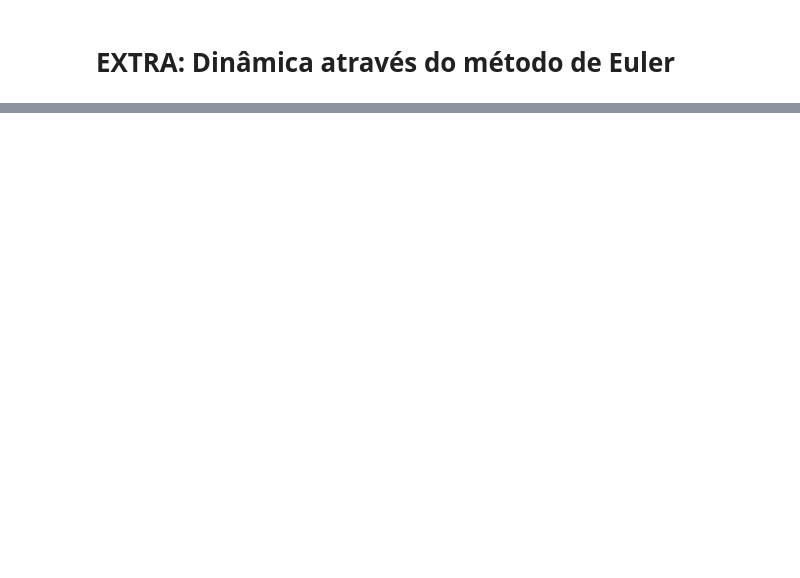
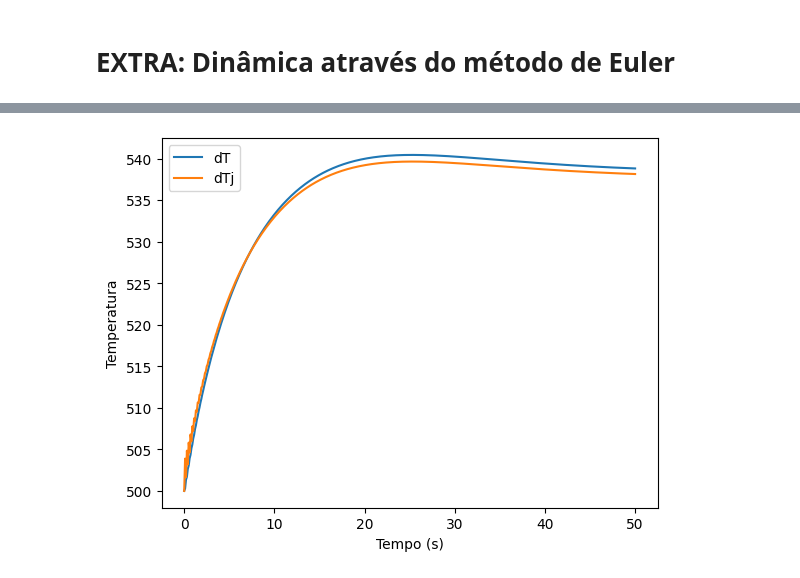
Before and after one commit to Batchuka/Explorando-Modelagem-Sistemas-Python, a Jupyter notebook: modelagemSimpy.ipynb, the cells around one changed output, grey strips where cells are left out. Cells and saved outputs as stored; diff of their text form; code cells hidden in the pictures; blank space fills up the shorter version.

```diff
--- a/modelagemSimpy.ipynb
+++ b/modelagemSimpy.ipynb
@@ -194,14 +185,38 @@ plt.show()
 # %% [markdown]
 # EXTRA: Dinâmica através do método de Euler
 # %%
-Dt  = 0.1           # timestep Delta t
-T   = 20            # initial Y
-Tj  = 20            # initial P
-Ca  = 0.4
-V   = 48.0        # Volume interno do Reator;
+import numpy as np
+from matplotlib import pyplot as plt
+from scipy.integrate import odeint
+from math import exp
 
+    # VARIAVEIS DO REATOR
+
+CAo    = 0.5    # Concentração do fluido A na entrada;
+rho    = 50.0    # Densidade do fluido A;
+_u      = 150.0    # Energia;
+_a      = 250.0    # Área do reator;
+_v      = 48.0    # Volume interno do Reator;
+Fo     = 40.0    # Fluxo na entrada do reator;
+To     = 530.0
+lbd     = -3e4
+
+    # VARIAVEIS DA CAMISA
+
+Fj     = 49.9    # Fluxo da camisa;
+Vj     = 3.85    # Volume da camisa;
+Cj     = 1.0       # Concentração do fluido refrigerante
+Cp     = 0.75
+rhoj   = 62.3    # Densidade do fluido refrigerante;
+Toj    = 530.0
+
+T   = 500
+Tj  = 500
+Ca  = 1
+
+Dt = 0.01
 t_start = 0             # starttime
-t_end = 60              # endtime
+t_end = 5              # endtime
 n_steps = int(round((t_end-t_start)/Dt))    # number of timesteps
 
 T_arr = np.zeros(n_steps + 1)   # create an array of zeros for Y
@@ -214,31 +229,57 @@ T_arr[0] = T                    # add initial value of Y to array
 Tj_arr[0] = Tj                  # add initial value of P to array
 Ca_arr[0] = Ca                  # add initial value of P to array
 
+def k(T):
+    E       = 3e4        # activation energy J/gmol
+    R       = 1.99      # gas constant J/gmol/K
+    alfa      = 7.8e10    # Arrhenius rate constant 1/min
+    return alfa * np.exp(-E/R/T)
+
 
 # Euler's method
 for i in range (1, n_steps + 1):
    T = T_arr[i-1]
    Tj = Tj_arr[i-1]
    Ca = Ca_arr[i-1]
-   dCadt   = (Fo/_v) * (CAo - Ca) - (k(T) * Ca)
-   dTjdt   = (Fo/_v) * (To - T) - (Ca * lbd * k(T))/(rho * Cp) - (_u * _a) * (T - Tj)/(rho * Cp * _v)
-   dTdt    = (Fj/Vj) * (Toj - Tj) + (_u * _a) * (T - Tj)/(rhoj * Cj * Vj)
+   dCadt  = (Fo/_v) * (CAo - Ca) - (k(T) * Ca)
+   dTdt   = (Fo/_v) * (To - T) - (Ca * lbd * k(T))/(rho * Cp) - (_u * _a) * (T - Tj)/(rho * Cp * _v)
+   dTjdt  = (Fj/Vj) * (Toj - Tj) + (_u * _a) * (T - Tj)/(rhoj * Cj * Vj)
    T_arr[i] = T + Dt*dTdt  # calc. Y at next timestep,add to array
    Tj_arr[i] = Tj + Dt*dTjdt  # calc. P at next timestep,add to array
    Ca_arr[i] = Ca + Dt*dCadt  # add new value of t to array
 
+print(Ca_arr.shape)
+
+t = np.linspace(0,50,501)
+
+plt.plot(t,T_arr,label='dT')
+plt.plot(t,Tj_arr,label='dTj')
+plt.legend()
+plt.xlabel("Tempo (s)")
+plt.ylabel("Temperatura")
+plt.show()
+
+plt.plot(t,Ca_arr,label='dCa')
+plt.legend()
+plt.xlabel("Tempo (hr)")
+plt.ylabel("Concentração A")
+plt.show()
+plt.show()
 
 # plotting the result
-fig = plt.figure()                                  # create figure
-plt.plot(t_arr, T_arr, linewidth = 4, label = 'Y')    # plot Y to t
-plt.plot(t_arr, Tj_arr, linewidth = 4, label = 'P')    # plot P to t
-plt.plot(t_arr, Ca_arr, linewidth = 4, label = 'P')    # plot P to t
-plt.title('Title', fontsize = 12)    # add some title to your plot
-plt.xlabel('t (in seconds)', fontsize = 12)
-plt.ylabel('Y(t), P(t)', fontsize = 12)
-plt.xticks(fontsize = 12)
-plt.yticks(fontsize = 12)
-plt.grid(True)                        # show grid
-plt.axis([t_start, t_end, 0, 10])     # show axes measures
-plt.legend()
-plt.show()
+# fig = plt.figure()                                  # create figure
+# plt.plot(t_arr, T_arr, linewidth = 4, label = 'Y')    # plot Y to t
+# plt.plot(t_arr, Tj_arr, linewidth = 4, label = 'P')    # plot P to t
+# plt.plot(t_arr, Ca_arr, linewidth = 4, label = 'P')    # plot P to t
+
+# plt.title('Title', fontsize = 12)    # add some title to your plot
+# plt.xlabel('t (in seconds)', fontsize = 12)
+# plt.ylabel('Y(t), P(t)', fontsize = 12)
+
+# plt.xticks(fontsize = 12)
+# plt.yticks(fontsize = 12)
+# plt.grid(True)                        # show grid
+# plt.axis([t_start, t_end, 0, 10])     # show axes measures
+# plt.legend()
+# plt.show()
+# %% [output]
@@ -244,0 +287 @@ plt.show()
+[figure, added]
```
Also changed, not shown: parts of 2 cells of this notebook, 1 other file.
